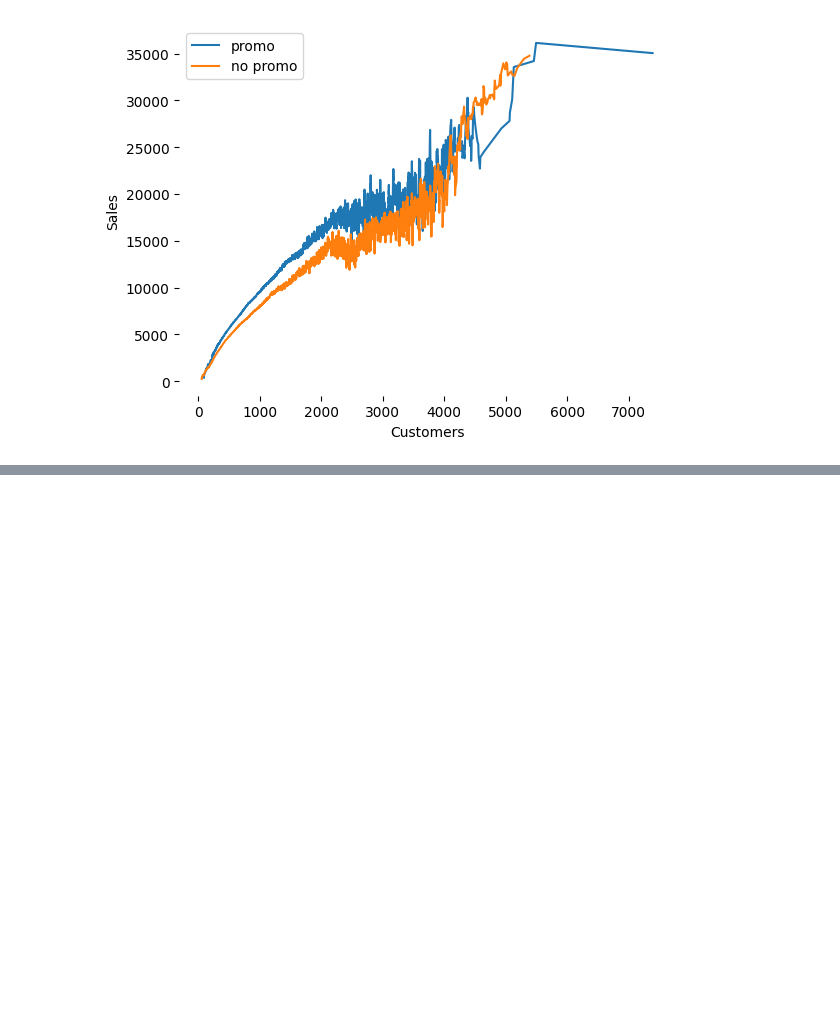
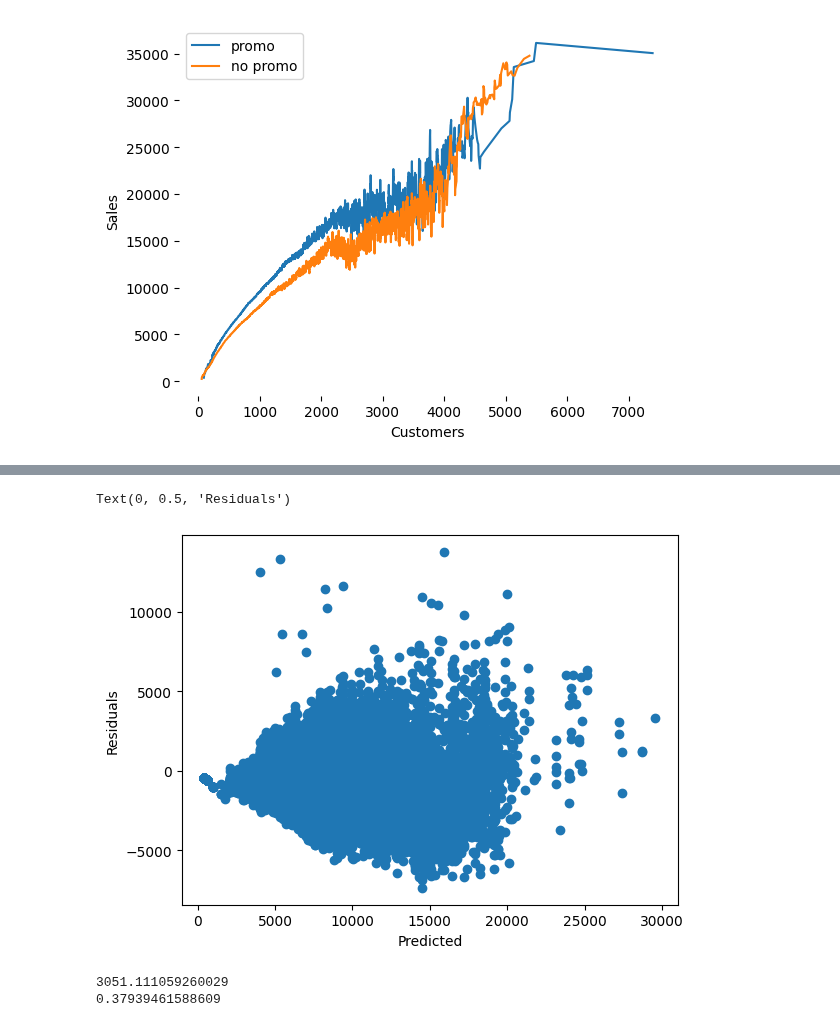
Before and after one commit to Bratpfannengamer/Rossmann, a Jupyter notebook: notebook_Till.ipynb, the cells around one changed output, grey strips where cells are left out. Saved outputs shown, nothing was run; the diff lists cells and outputs as text; code cells hidden in the pictures; blank space fills up the shorter version.

```diff
--- a/notebook_Till.ipynb
+++ b/notebook_Till.ipynb
@@ -459,5 +426,36 @@ plt.ylabel('Predicted')
 # %%
 #plot residuals
-plt.scatter(y_pred, y_test-y_pred)
+plt.scatter(ada_y_pred, ada_y_test-ada_y_pred)
 plt.xlabel('Predicted')
 plt.ylabel('Residuals')
+# %% [output]
+Text(0, 0.5, 'Residuals')
+[figure, added]
+# %%
+#predict sales svm regression
+from sklearn.svm import SVR
+from sklearn.model_selection import train_test_split
+from sklearn.metrics import mean_squared_error
+from sklearn.metrics import r2_score
+from sklearn.model_selection import GridSearchCV
+
+#split data into train and test
+svm_X_train, svm_X_test, svm_y_train, svm_y_test = train_test_split(df_train_store_sample[features], df_train_store_sample[target], test_size=0.6, random_state=42)
+
+#instantiate model
+svm = SVR()
+
+#fit model
+svm.fit(svm_X_train, svm_y_train)
+
+#predict
+svm_y_pred = svm.predict(svm_X_test)
+
+#calculate rmse
+print(np.sqrt(mean_squared_error(svm_y_test, svm_y_pred)))
+
+#calculate r2
+print(r2_score(svm_y_test, svm_y_pred))
+# %% [output]
+3051.111059260029
+0.37939461588609
```
Also changed, not shown: parts of 18 cells of this notebook, 2 other files.
